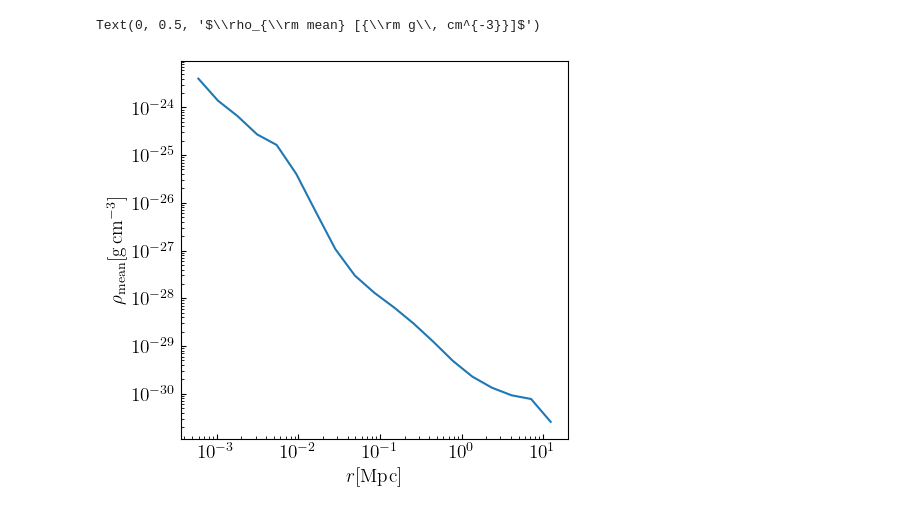
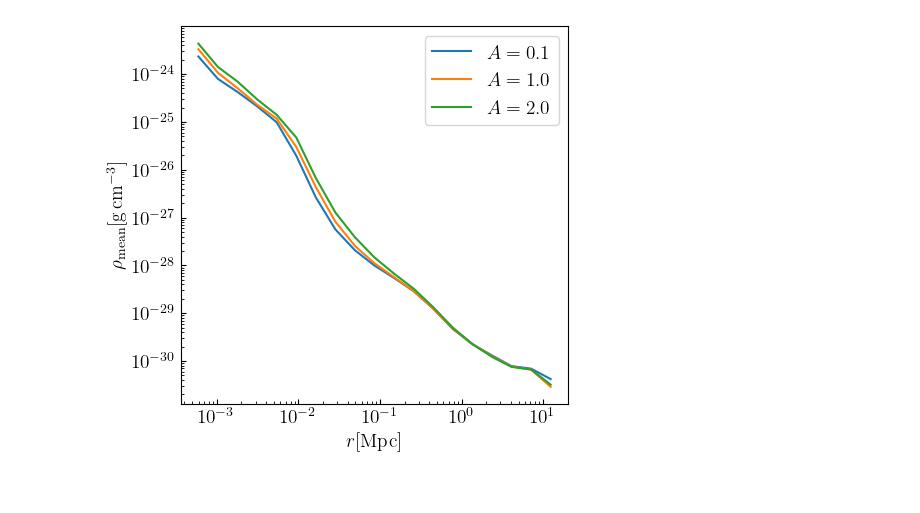
Before and after one commit to ethlau/emu_CAMELS, a Jupyter notebook: emulator_example.ipynb, the cells around one changed output. Drawn from its saved outputs; the diff is of its cells as text; code cells hidden in the pictures.

Commit message:
modified exmaple notebook - speed up profile computation

```diff
--- a/emulator_example.ipynb
+++ b/emulator_example.ipynb
@@ -46,11 +60,14 @@ def return_emulated_profile(A, z, logM,
 # %%
-A = 1.2
-z = 0.2
-logM = 12.7
-r, prof = return_emulated_profile(A, z, logM, profile_type='rho_mean')
-plt.loglog(r,10**prof)
-plt.xlabel(r'$r [{\rm Mpc}]$')
-plt.ylabel(r'$\rho_{\rm mean} [{\rm g\, cm^{-3}}]$')
+r, density_emulator_ASN1 = return_emulator(feedback_type='ASN1', profile_type='rho_mean')
+
+z = 0.1
+logM = 13.0
+
+for A in [0.1, 1.0, 2.0] :
+    prof = emulated_profile(density_emulator_ASN1, A, z, logM )
+    plt.loglog(r,10**prof, label=r'$A='+str(A)+'$')
+    plt.xlabel(r'$r [{\rm Mpc}]$')
+    plt.ylabel(r'$\rho_{\rm mean} [{\rm g\, cm^{-3}}]$')
+    plt.legend()
 # %% [output]
-Text(0, 0.5, '$\\rho_{\\rm mean} [{\\rm g\\, cm^{-3}}]$')
-[figure, old version]
+[figure, new version]
```
Also changed, not shown: parts of 2 cells of this notebook, 2 other files.
